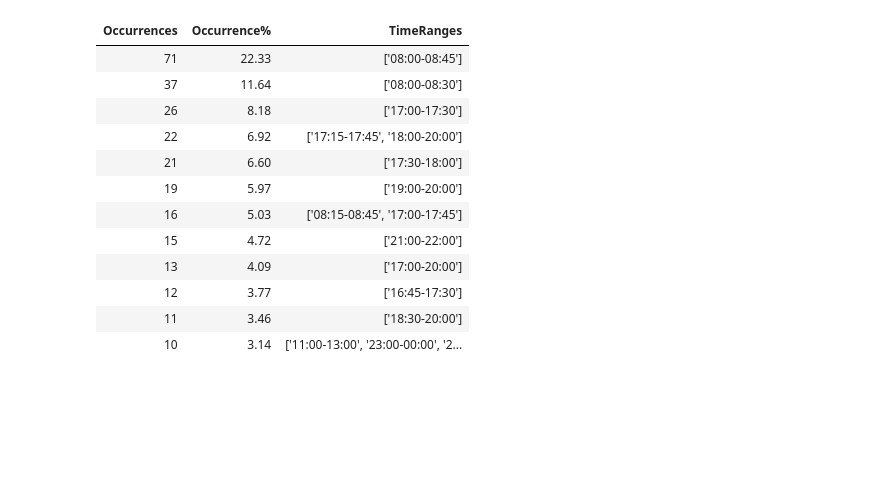
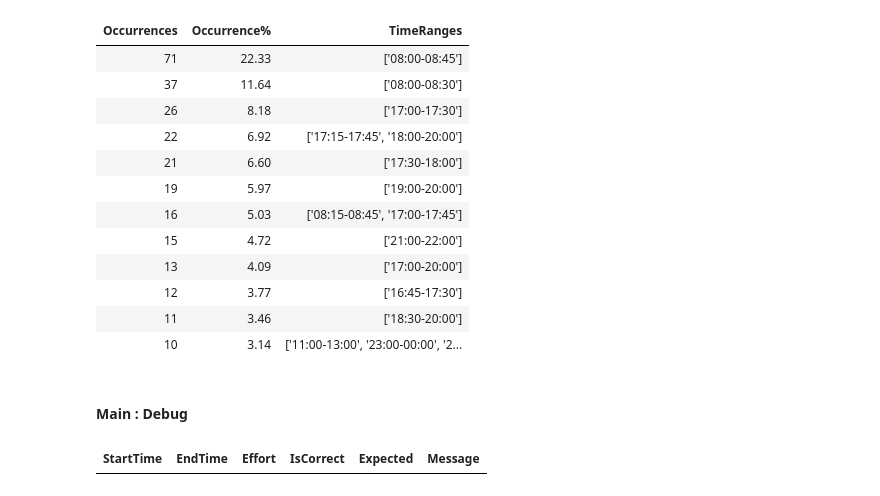
Before and after one commit to numbworks/nwtimetracking, a Jupyter notebook: src/nwtimetracking.ipynb, the cells around one changed output. Drawn from its saved outputs; the diff is of its cells as text; code cells hidden in the pictures; blank space fills up the shorter version.

Commit message:
#56 [HEAVY RE-STRUCTURING] Expanded and re-enabled: create_ttd_effort_status_df().

```diff
--- a/src/nwtimetracking.ipynb
+++ b/src/nwtimetracking.ipynb
@@ -28,6 +28,7 @@ setting_bag : SettingBag = SettingBag(
     options_tts_by_hashtag = [OPTION.display],
     options_tts_by_year_month_spnv = [OPTION.display],
     options_tts_by_timeranges = [OPTION.display],
+    options_ttd_effort_status = [OPTION.display],
     excel_nrows = 1804
 )
 # %% [markdown]
@@ -136,3 +137,9 @@ tt_processor.process_tts_by_timeranges()
 | 12 | 3.77 | ['16:45-17:30'] |
 | 11 | 3.46 | ['18:30-20:00'] |
 | 10 | 3.14 | ['11:00-13:00', '23:00-00:00', '2... |
+# %% [markdown]
+#### Main : Debug
+# %%
+tt_processor.process_ttd_effort_status()
+# %% [output]
+| StartTime | EndTime | Effort | IsCorrect | Expected | Message |
```
Also changed, not shown: 1 other file.
